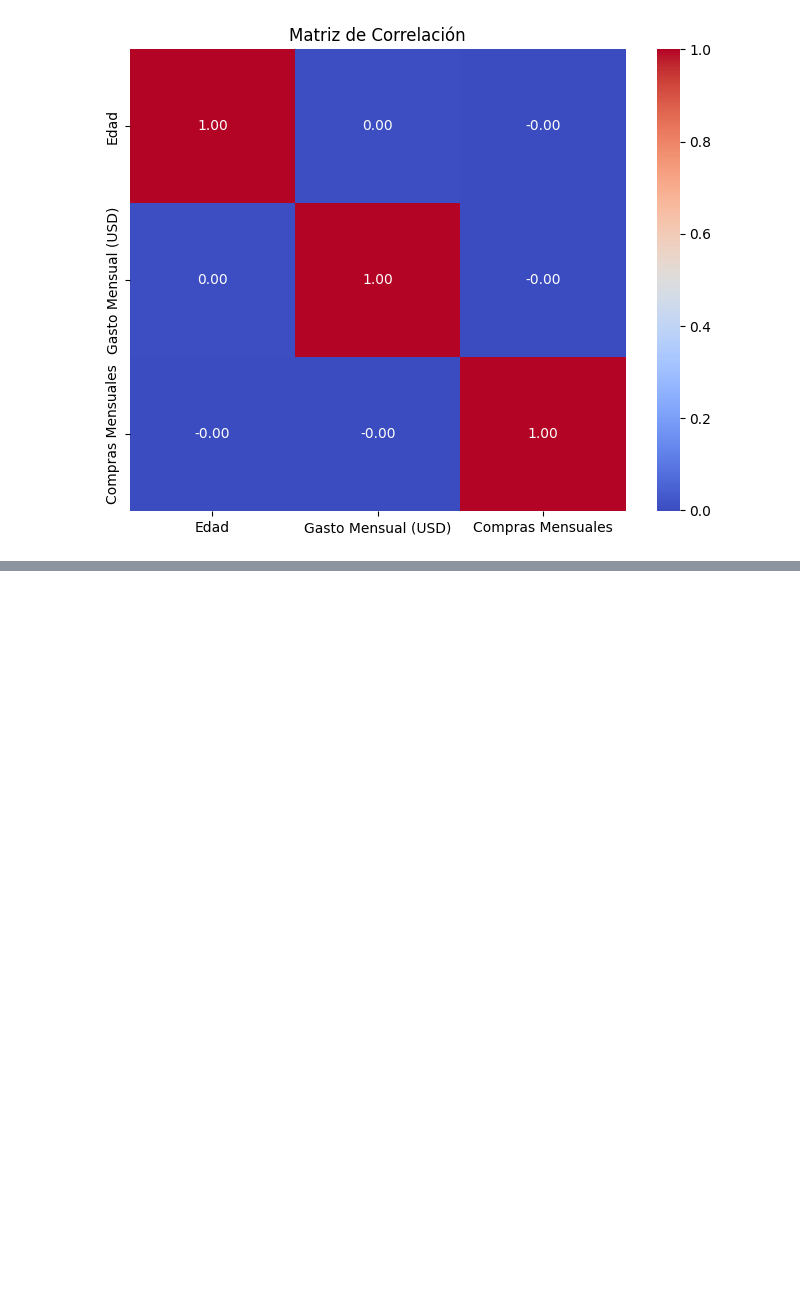
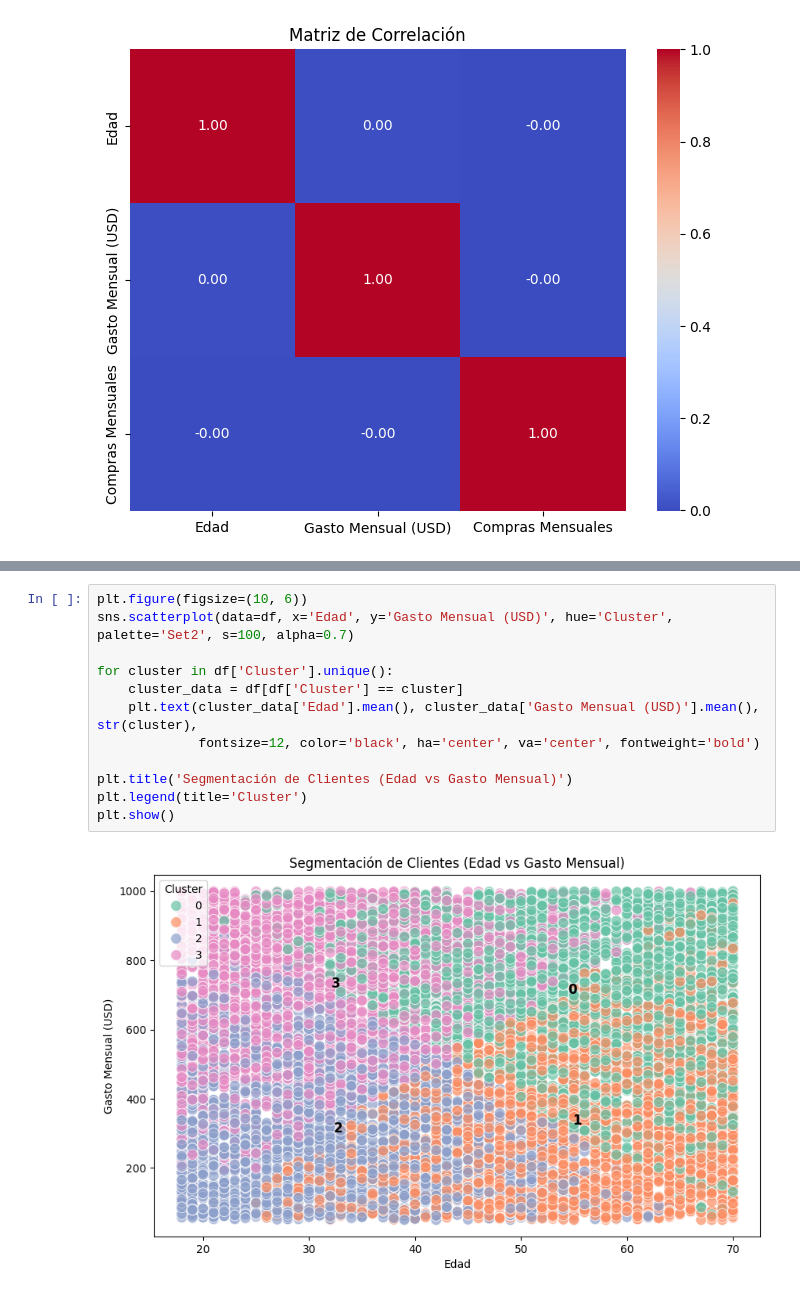
Before and after one commit to juanpablo130502/TallerDatasetTitanic_BI, a Jupyter notebook: Taller_K-Means.ipynb, the cells around one changed output, grey strips where cells are left out. Drawn from its saved outputs; the diff is of its cells as text; blank space fills up the shorter version.

```diff
--- a/Taller_K-Means.ipynb
+++ b/Taller_K-Means.ipynb
@@ -63,0 +123,14 @@ plt.show()
+# %%
+plt.figure(figsize=(10, 6))
+sns.scatterplot(data=df, x='Edad', y='Gasto Mensual (USD)', hue='Cluster', palette='Set2', s=100, alpha=0.7)
+
+for cluster in df['Cluster'].unique():
+    cluster_data = df[df['Cluster'] == cluster]
+    plt.text(cluster_data['Edad'].mean(), cluster_data['Gasto Mensual (USD)'].mean(), str(cluster),
+             fontsize=12, color='black', ha='center', va='center', fontweight='bold')
+
+plt.title('Segmentación de Clientes (Edad vs Gasto Mensual)')
+plt.legend(title='Cluster')
+plt.show()
+# %% [output]
+[figure, added]
```
Also changed, not shown: parts of 13 cells of this notebook.
